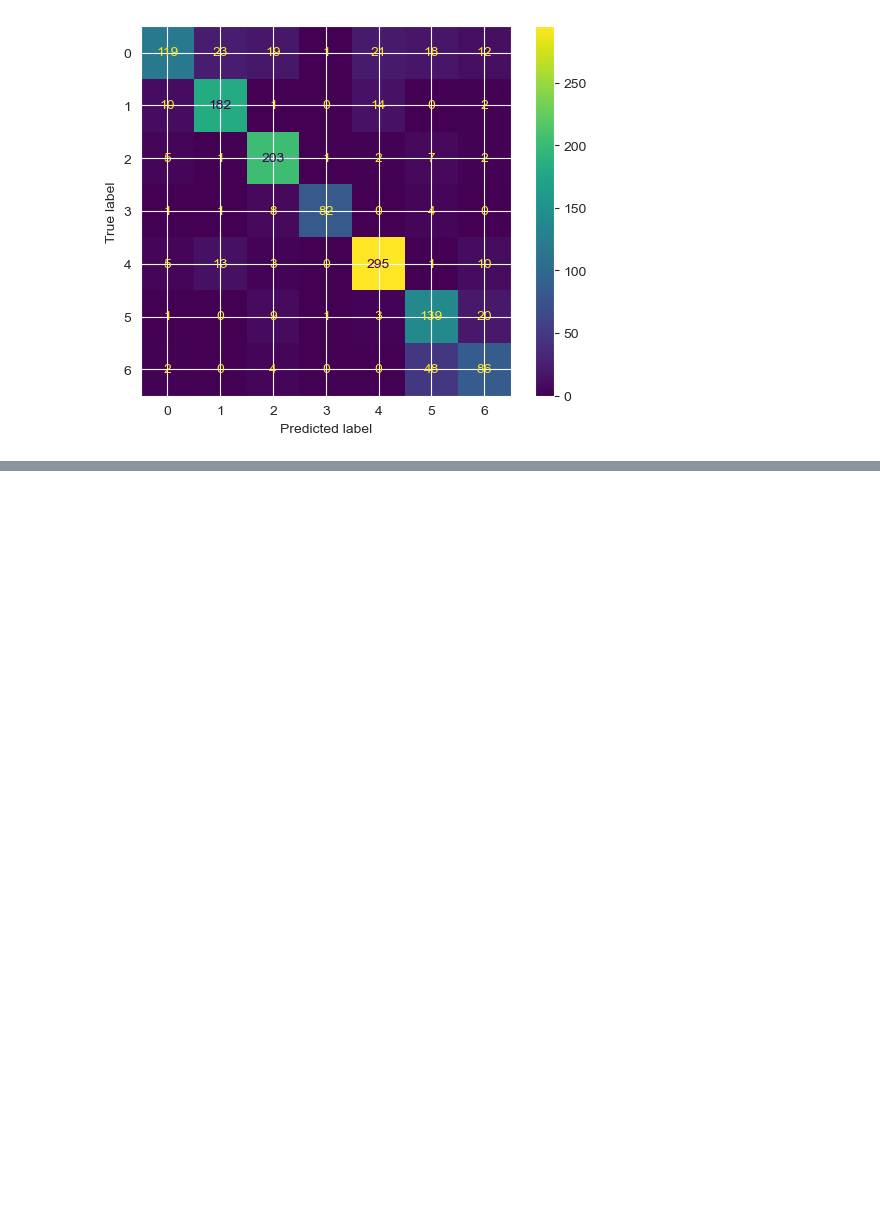
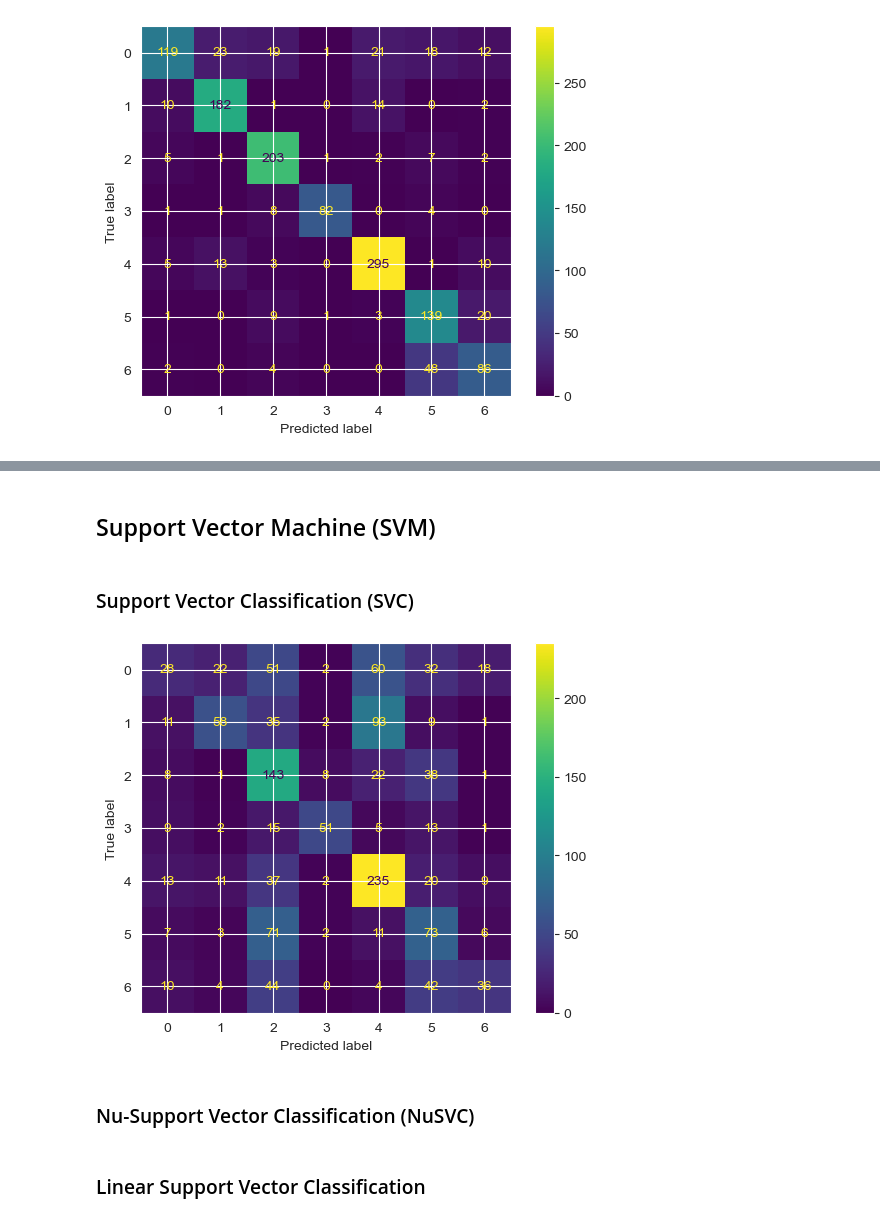
Before and after one commit to zaza-zaza/DSCC240-Final-Project, a Jupyter notebook: cluster.ipynb, the cells around one changed output, grey strips where cells are left out. Saved outputs shown, nothing was run; the diff lists cells and outputs as text; code cells hidden in the pictures; blank space fills up the shorter version.

```diff
--- a/cluster.ipynb
+++ b/cluster.ipynb
@@ -183,10 +175,12 @@ X_train, X_test, y_train, y_test = train_test_split(X, y, test_size=0.2, random_
 # %% [markdown]
 ## Decision Tree Classifier
 # %%
-param_grid = {'criterion':["gini","entropy"],
-              'max_depth': [100, 200, 300, 400, 500],
-              'min_samples_leaf': [1, 2, 3, 4, 5],
-              'min_samples_split': [1, 2, 3,4, 5]}
+param_grid = {
+    'criterion':["gini","entropy"],
+    'max_depth': [1000],
+    'min_samples_leaf': [1, 2, 3, 4, 5],
+    'min_samples_split': [1, 2, 3,4, 5]
+}
 # %%
 dtree = DecisionTreeClassifier()
 grid_search = GridSearchCV(dtree, param_grid, cv = 5)
@@ -271,0 +281,19 @@ print(sensitivity_recall)
+# %% [markdown]
+## Support Vector Machine (SVM)
+# %% [markdown]
+### Support Vector Classification (SVC)
+# %%
+svc = SVC(kernel = 'rbf', gamma = 0.5, C = 1.0)
+svc.fit(X_train, y_train)
+svc_predictions = svc.predict(X_test)
+# %%
+cm = confusion_matrix(y_test, svc_predictions)
+cm_graph = metrics.ConfusionMatrixDisplay(confusion_matrix = cm)
+cm_graph.plot()
+plt.show()
+# %% [output]
+[figure, added]
+# %% [markdown]
+### Nu-Support Vector Classification (NuSVC)
+# %% [markdown]
+### Linear Support Vector Classification
```
Also changed, not shown: parts of 26 cells of this notebook.
